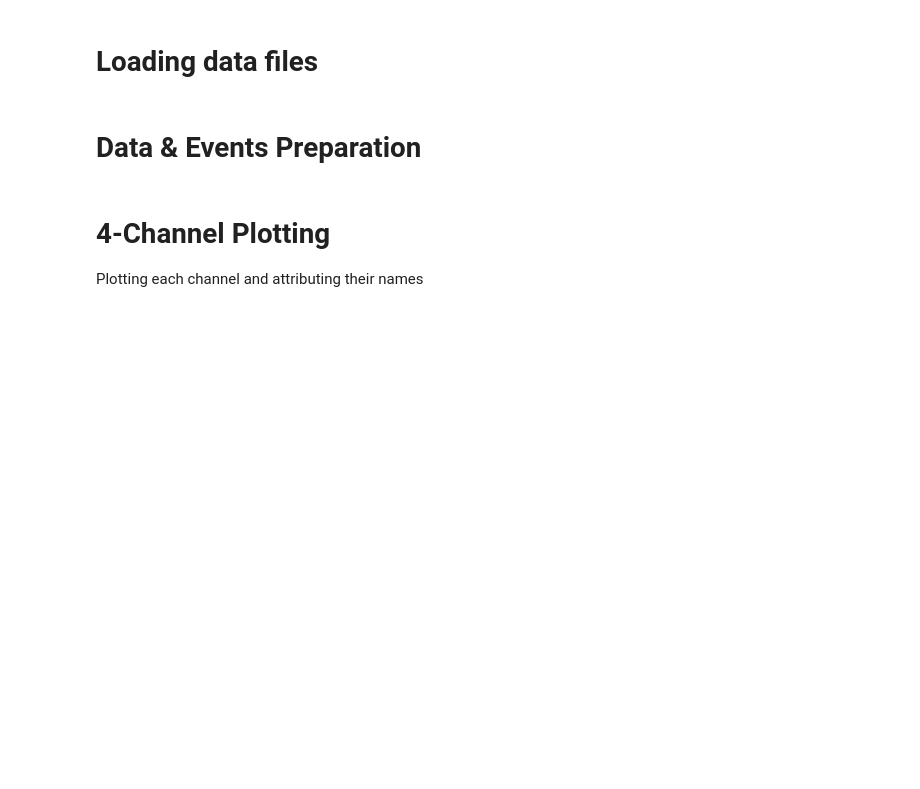
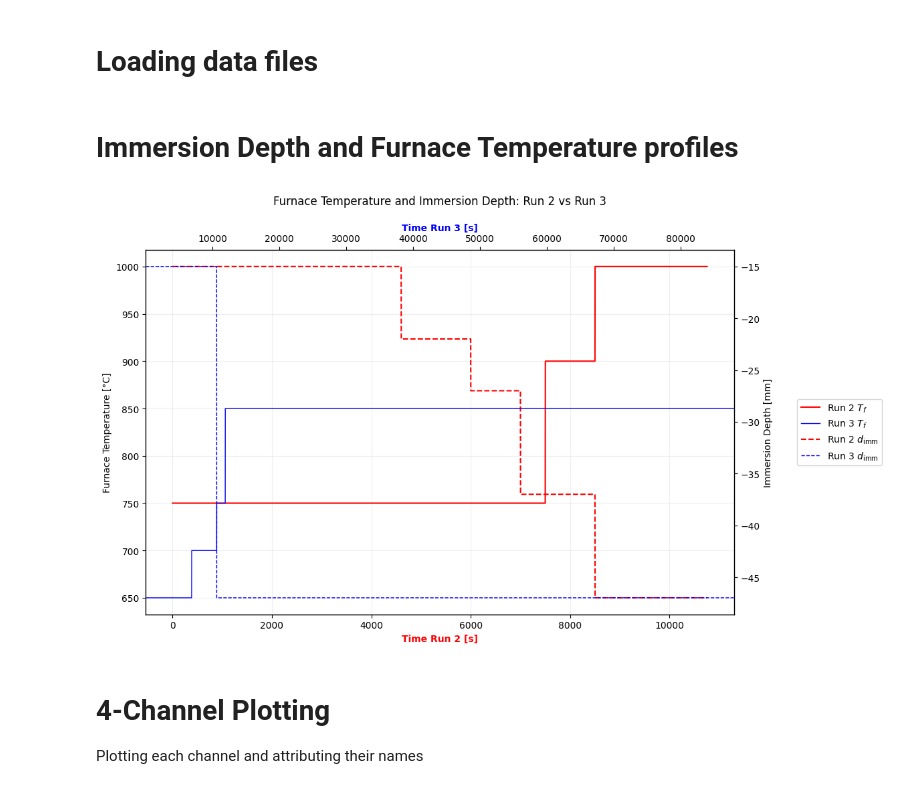
Before and after one commit to jeanvictorbendixenfm-web/Programming-PALS, a Jupyter notebook: extra/gradientAnalysis/gradient_analysis.ipynb, the cells around one changed output. Cells and saved outputs as stored; diff of their text form; code cells hidden in the pictures; blank space fills up the shorter version.

```diff
--- a/extra/gradientAnalysis/gradient_analysis.ipynb
+++ b/extra/gradientAnalysis/gradient_analysis.ipynb
@@ -13,5 +15,55 @@ from gradientAnalysis import dataPreparation
 # %% [markdown]
 # Loading data files
 # %% [markdown]
-# Data & Events Preparation
+# Immersion Depth and Furnace Temperature profiles
+# %%
+fig, ax1 = plt.subplots(figsize=(12, 7))
+
+# --- RUN 2 (Bottom X / Left Y) ---
+ax1.plot(furnaceTemperatureTime_run2[:, 0], furnaceTemperatureTime_run2[:, 1],
+         label=r'Run 2 $T_f$', color='red', lw=1.5)
+ax1.set_xlabel('Time Run 2 [s]', color='red', fontweight='bold')
+ax1.set_ylabel('Furnace Temperature [°C]', color='black')
+
+# --- RUN 2 IMMERSION (Bottom X / Right Y) ---
+ax2 = ax1.twinx()
+ax2.plot(furnaceImmersionTime_run2[:, 0], furnaceImmersionTime_run2[:, 1],
+         label=r'Run 2 $d_{\text{imm}}$', color='red', lw=1.5,  ls='--')
+ax2.set_ylabel('Immersion Depth [mm]', color='black')
+
+# --- RUN 3 TIME (Top X) ---
+ax3 = ax1.twiny()
+ax3.set_xlabel('Time Run 3 [s]', color='blue', fontweight='bold')
+# Ensure the top axis scales to Run 3 data
+ax3.set_xlim(furnaceTemperatureTime_run3[:, 0].min(), furnaceTemperatureTime_run3[:, 0].max())
+
+# --- RUN 3 DATA (Top X / Right Y) ---
+# We plot Run 3 Temp on ax3 (it shares ax1's Left Y)
+ax3.plot(furnaceTemperatureTime_run3[:, 0], furnaceTemperatureTime_run3[:, 1],
+         label=r'Run 3 $T_f$', color='blue', lw=1)
+
+# We need a 4th axis for Run 3 Immersion to use the Top X and the Right Y
+ax4 = ax3.twinx()
+ax4.plot(furnaceImmersionTime_run3[:, 0], furnaceImmersionTime_run3[:, 1],
+         label=r'Run 3 $d_{\text{imm}}$', color='blue', lw=1, ls='--')
+# Hide the redundant right spine/ticks for ax4 so it doesn't overlap ax2
+ax4.get_yaxis().set_visible(False)
+
+# --- FORMATTING ---
+ax1.set_title('Furnace Temperature and Immersion Depth: Run 2 vs Run 3', pad=20)
+ax1.grid(True, alpha=0.2)
+
+# Legend Consolidation (The "Professional" way)
+lines1, labels1 = ax1.get_legend_handles_labels()
+lines2, labels2 = ax2.get_legend_handles_labels()
+lines3, labels3 = ax3.get_legend_handles_labels()
+lines4, labels4 = ax4.get_legend_handles_labels()
+ax1.legend(lines1 + lines3 + lines2 + lines4,
+           labels1 + labels3 + labels2 + labels4,
+           loc='center left', bbox_to_anchor=(1.1, 0.5))
+
+plt.tight_layout()
+plt.show()
+# %% [output]
+[figure, added]
 # %% [markdown]
```
Also changed, not shown: parts of 1 cell of this notebook, 1 other file.
